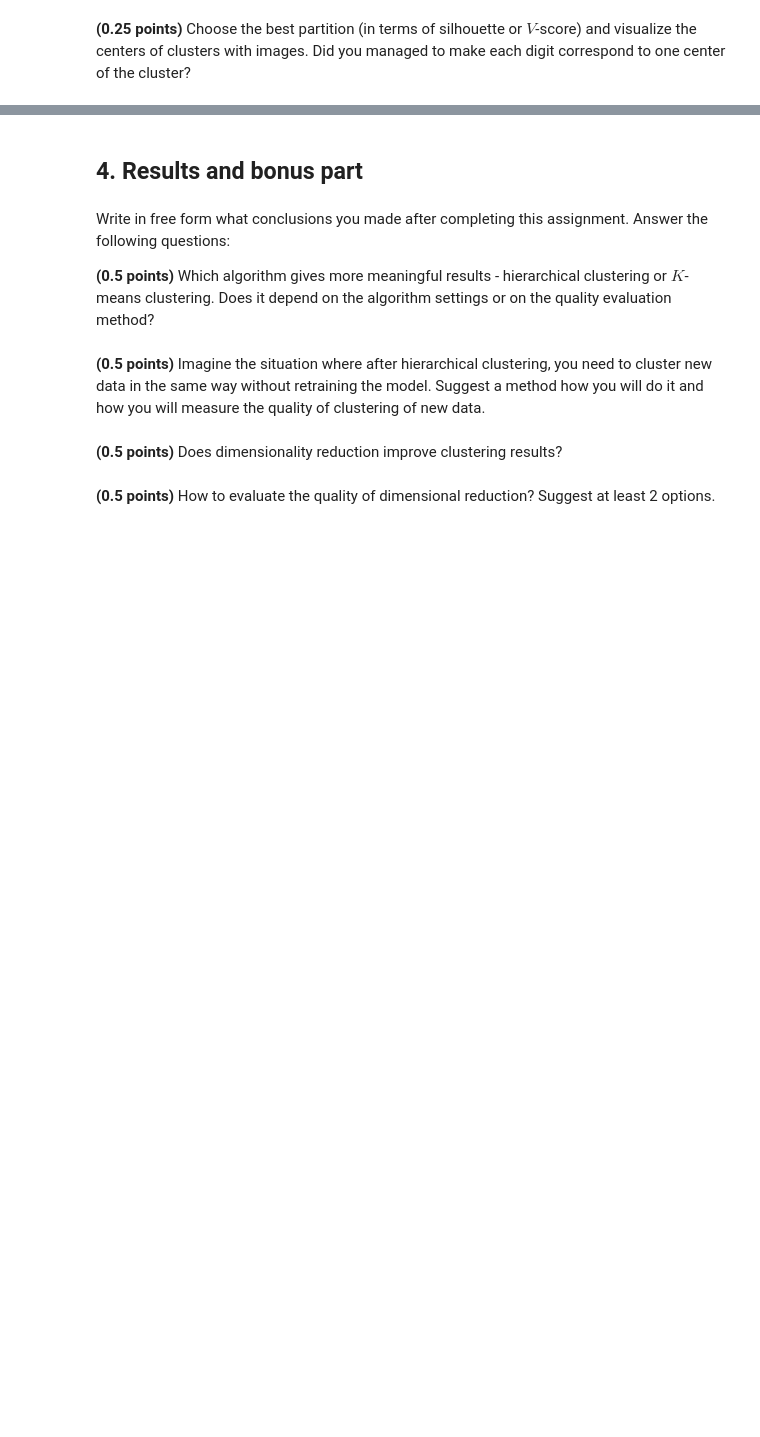
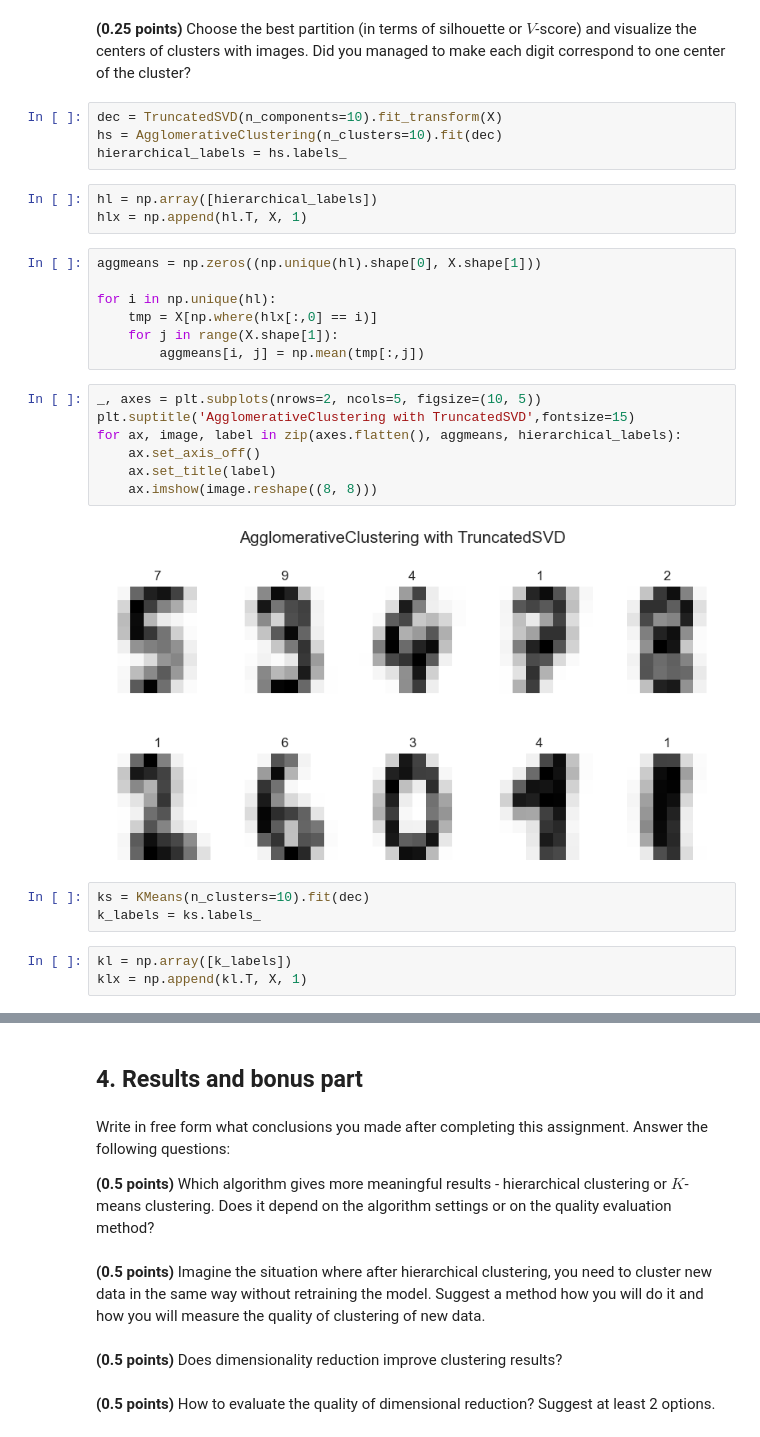
Before and after one commit to tshura/ml-intro-tasks-copy, a Jupyter notebook: 8_clustering/clustering.ipynb, the cells around one changed output, grey strips where cells are left out. Drawn from its saved outputs; the diff is of its cells as text; blank space fills up the shorter version.

```diff
--- a/8_clustering/clustering.ipynb
+++ b/8_clustering/clustering.ipynb
@@ -437,2 +445,31 @@ Original data V score 0.8681701126909083, Transformed data V score 0.90900800085
 # %% [markdown]
 **(0.25 points)** Choose the best partition (in terms of silhouette or $V$-score) and visualize the centers of clusters with images. Did you managed to make each digit correspond to one center of the cluster?
+# %%
+dec = TruncatedSVD(n_components=10).fit_transform(X)
+hs = AgglomerativeClustering(n_clusters=10).fit(dec)
+hierarchical_labels = hs.labels_
+# %%
+hl = np.array([hierarchical_labels])
+hlx = np.append(hl.T, X, 1)
+# %%
+aggmeans = np.zeros((np.unique(hl).shape[0], X.shape[1]))
+
+for i in np.unique(hl):
+    tmp = X[np.where(hlx[:,0] == i)]
+    for j in range(X.shape[1]):
+        aggmeans[i, j] = np.mean(tmp[:,j])
+# %%
+_, axes = plt.subplots(nrows=2, ncols=5, figsize=(10, 5))
+plt.suptitle('AgglomerativeClustering with TruncatedSVD',fontsize=15)
+for ax, image, label in zip(axes.flatten(), aggmeans, hierarchical_labels):
+    ax.set_axis_off()
+    ax.set_title(label)
+    ax.imshow(image.reshape((8, 8)))
+# %% [output]
+[figure, added]
+# %%
+ks = KMeans(n_clusters=10).fit(dec)
+k_labels = ks.labels_
+# %%
+kl = np.array([k_labels])
+klx = np.append(kl.T, X, 1)
```
Also changed, not shown: parts of 13 cells of this notebook.
